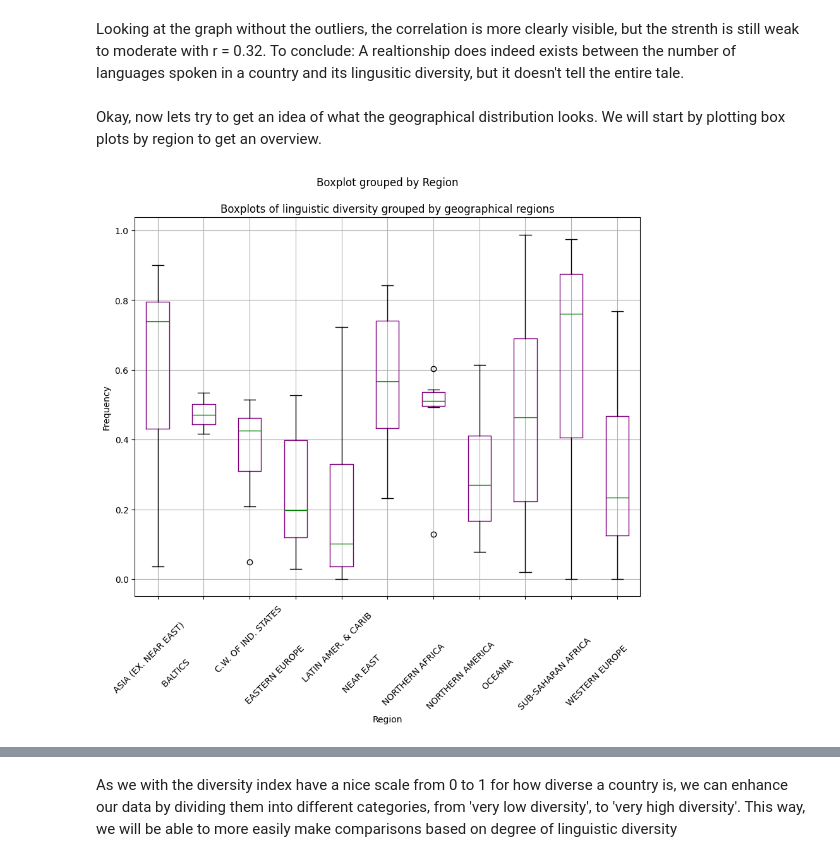
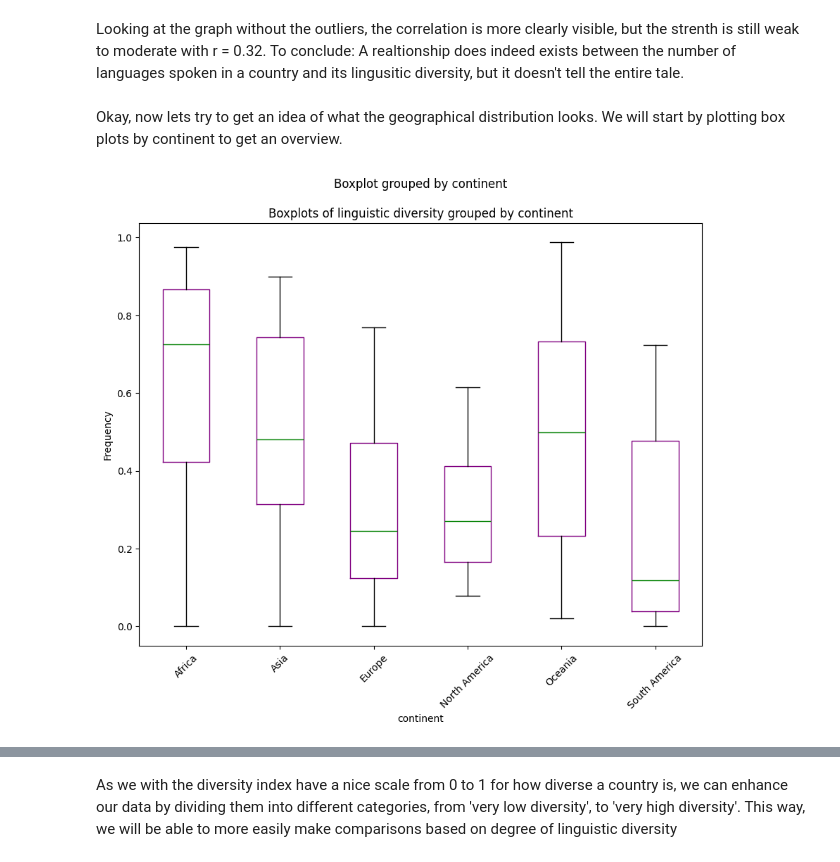
Before and after one commit to Eszettfors/CapstoneProject-DH-W2023-Essfors_Hannes, a Jupyter notebook: Assignment_1.ipynb, the cells around one changed output, grey strips where cells are left out. Saved outputs shown, nothing was run; the diff lists cells and outputs as text; code cells hidden in the pictures.

```diff
--- a/Assignment_1.ipynb
+++ b/Assignment_1.ipynb
@@ -280,9 +285,11 @@ Now we can go ahead and merge the dataframes. The key value that we want to inde
-# %%
-Country_stats.rename(columns={'Country':'country'}, inplace=True)
-i = 0
-for x in Country_stats.country:
-    Country_stats.loc[i,'country'] = Country_stats.loc[i,'country'][0:-1]
-    i +=1
-
-
-df = pd.merge(Country_stats, lingo, on='country', how = 'inner')
+# %%
+Country_stats.rename(columns={'Country':'country', 'Region':'region', 'Population':'population', 'Area (sq. mi.)':'area',
+       'Pop. Density (per sq. mi.)':'pop_density', 'Coastline (coast/area ratio)':'Coast/area',
+       'Net migration':'net_migration', 'Infant mortality (per 1000 births)':'infant_mortality',
+       'GDP ($ per capita)':'GDP_per_capita', 'Literacy (%)':'literacy', 'Phones (per 1000)':'phones', 'Arable (%)':'arable',
+       'Crops (%)':'crops', 'Other (%)':'other', 'Climate':'climate', 'Birthrate':'birthrate', 'Deathrate':'deathrate',
+       'Agriculture':'agriculture', 'Industry':'industry', 'Service':'service' }, inplace=True)
+i = 0
+for x in Country_stats.country:
+    Country_stats.loc[i,'country'] = Country_stats.loc[i,'country'][0:-1]
+    i +=1
@@ -339,7 +438,7 @@ df.describe()
 # %% [markdown]
 Some of these columns are not necessary, or rather, not interesting for our research questions, so we will drop them.
 # %%
-df = df.drop(['Phones (per 1000)','Arable (%)','Crops (%)', 'Other (%)', 'Climate','lang_count(%)','nmb_of_speakers_total','nmb_of_speakers_mean','nmb_of_speakers_median','diversity_coverage'], axis='columns')
+df = df.drop(['arable','crops', 'other', 'climate','lang_count(%)','nmb_of_speakers_total','nmb_of_speakers_mean','nmb_of_speakers_median','diversity_coverage'], axis='columns')
 # %%
 df.columns
 # %% [output]
@@ -422,0 +525,4 @@ To finish off this part about language count, lets look at another bar plot, but
+# %%
+df['continent'] = df['region']
+cont_map = {'ASIA (EX. NEAR EAST)         ': 'Asia', 'NEAR EAST                          ': 'Asia', 'C.W. OF IND. STATES ':'Asia', 'NORTHERN AFRICA                    ': 'Africa','SUB-SAHARAN AFRICA                 ':'Africa', 'WESTERN EUROPE                     ':'Europe', 'EASTERN EUROPE                     ':'Europe', 'BALTICS                            ': 'Europe', 'LATIN AMER. & CARIB    ':'South America', 'NORTHERN AMERICA                   ': 'North America', 'OCEANIA                            ':'Oceania' }
+df['continent'] = df['continent'].map(cont_map)
@@ -484,16 +606,20 @@ print(r, p)
 # %% [markdown]
 Looking at the graph without the outliers, the correlation is more clearly visible, but the strenth is still weak to moderate with r = 0.32. To conclude: A realtionship does indeed exists between the number of languages spoken in a country and its lingusitic diversity, but it doesn't tell the entire tale.
 # %% [markdown]
-Okay, now lets try to get an idea of what the geographical distribution looks. We will start by plotting box plots by region to get an overview.
+Okay, now lets try to get an idea of what the geographical distribution looks. We will start by plotting box plots by continent to get an overview.
 # %%
 df.boxplot(figsize=(10,8),
     column='diversity_index',
-     by= 'Region',
-     grid=  True,
+     by= 'continent',
+     grid=  False,
      rot = 45,
      color = dict(boxes = 'purple', whiskers = 'black', medians = 'green'),
 );
-plt.title('Boxplots of linguistic diversity grouped by geographical regions');
+plt.title('Boxplots of linguistic diversity grouped by continent');
 plt.ylabel('Frequency');
+
+sns.boxplot(
+    data = df
+)
 # %% [output]
-[figure, old version]
+[figure, new version]
```
Also changed, not shown: parts of 50 cells of this notebook.
